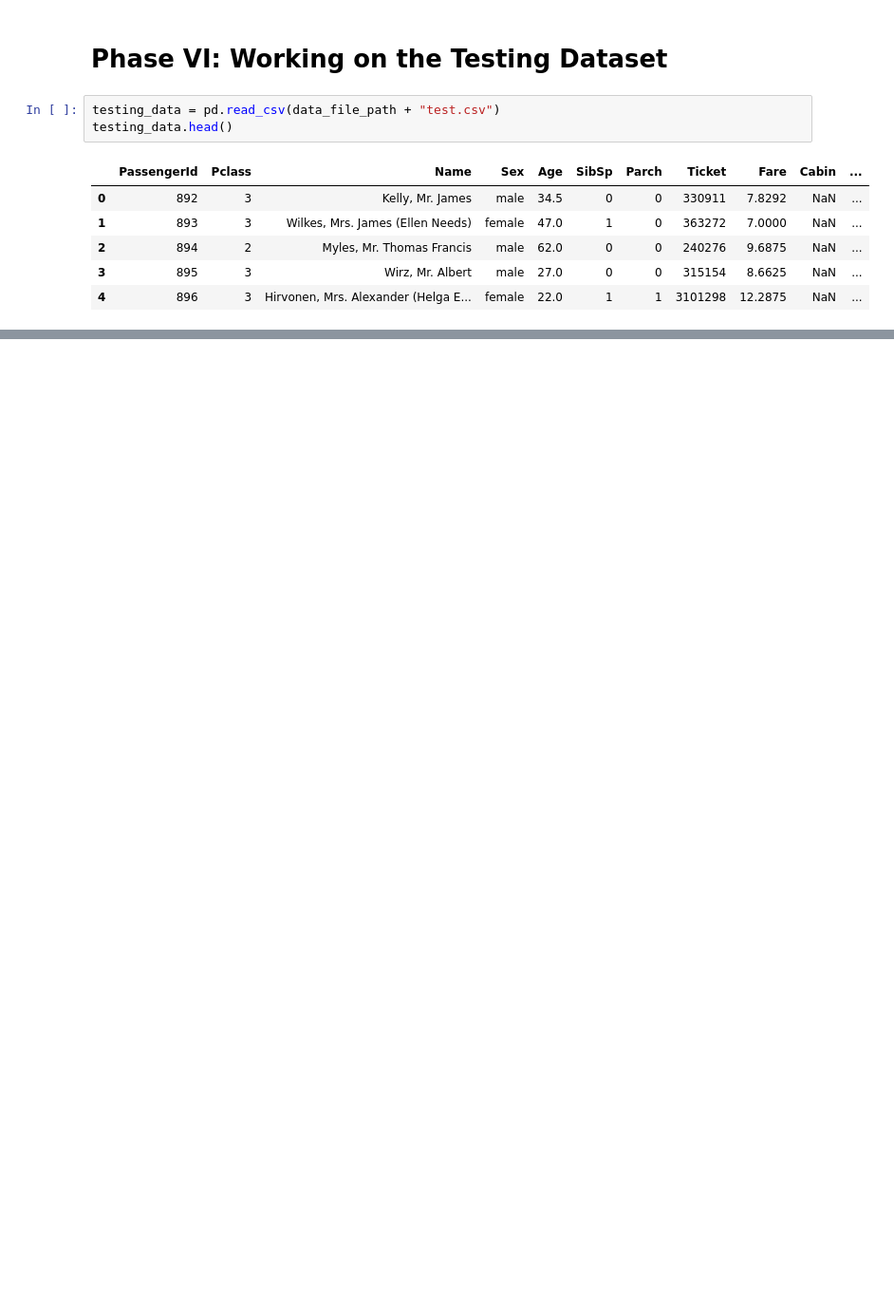
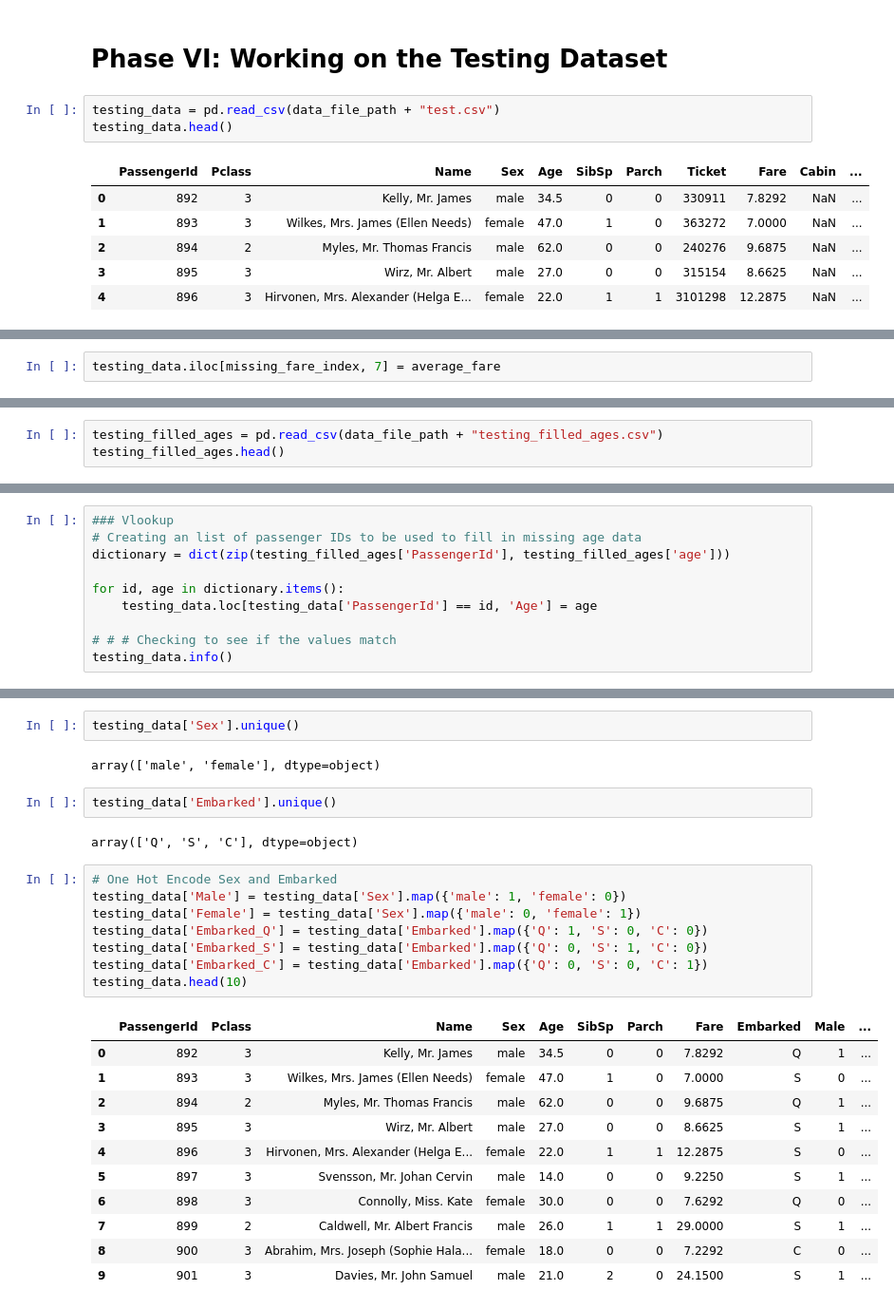
Before and after one commit to kavehzare98/TItanic-Kaggle-Competition, a Jupyter notebook: FINAL_notebook.ipynb, the cells around one changed output, grey strips where cells are left out. Shown: that part at 95% size. Drawn from its saved outputs; the diff is of its cells as text; blank space fills up the shorter version.

```diff
--- a/FINAL_notebook.ipynb
+++ b/FINAL_notebook.ipynb
@@ -545,0 +567,2 @@ memory usage: 36.1+ KB
+# %%
+testing_data.iloc[missing_fare_index, 7] = average_fare
@@ -545,0 +618,3 @@ memory usage: 36.1+ KB
+# %%
+testing_filled_ages = pd.read_csv(data_file_path + "testing_filled_ages.csv")
+testing_filled_ages.head()
@@ -545,0 +628,10 @@ memory usage: 36.1+ KB
+# %%
+### Vlookup
+# Creating an list of passenger IDs to be used to fill in missing age data
+dictionary = dict(zip(testing_filled_ages['PassengerId'], testing_filled_ages['age']))
+
+for id, age in dictionary.items():
+    testing_data.loc[testing_data['PassengerId'] == id, 'Age'] = age
+
+# # # Checking to see if the values match
+testing_data.info()
@@ -545,0 +655,28 @@ memory usage: 36.1+ KB
+# %%
+testing_data['Sex'].unique()
+# %% [output]
+array(['male', 'female'], dtype=object)
+# %%
+testing_data['Embarked'].unique()
+# %% [output]
+array(['Q', 'S', 'C'], dtype=object)
+# %%
+# One Hot Encode Sex and Embarked
+testing_data['Male'] = testing_data['Sex'].map({'male': 1, 'female': 0})
+testing_data['Female'] = testing_data['Sex'].map({'male': 0, 'female': 1})
+testing_data['Embarked_Q'] = testing_data['Embarked'].map({'Q': 1, 'S': 0, 'C': 0})
+testing_data['Embarked_S'] = testing_data['Embarked'].map({'Q': 0, 'S': 1, 'C': 0})
+testing_data['Embarked_C'] = testing_data['Embarked'].map({'Q': 0, 'S': 0, 'C': 1})
+testing_data.head(10)
+# %% [output]
+|  | PassengerId | Pclass | Name | Sex | Age | SibSp | Parch | Fare | Embarked | Male | ... |
+| 0 | 892 | 3 | Kelly, Mr. James | male | 34.5 | 0 | 0 | 7.8292 | Q | 1 | ... |
+| 1 | 893 | 3 | Wilkes, Mrs. James (Ellen Needs) | female | 47.0 | 1 | 0 | 7.0000 | S | 0 | ... |
+| 2 | 894 | 2 | Myles, Mr. Thomas Francis | male | 62.0 | 0 | 0 | 9.6875 | Q | 1 | ... |
+| 3 | 895 | 3 | Wirz, Mr. Albert | male | 27.0 | 0 | 0 | 8.6625 | S | 1 | ... |
+| 4 | 896 | 3 | Hirvonen, Mrs. Alexander (Helga E... | female | 22.0 | 1 | 1 | 12.2875 | S | 0 | ... |
+| 5 | 897 | 3 | Svensson, Mr. Johan Cervin | male | 14.0 | 0 | 0 | 9.2250 | S | 1 | ... |
+| 6 | 898 | 3 | Connolly, Miss. Kate | female | 30.0 | 0 | 0 | 7.6292 | Q | 0 | ... |
+| 7 | 899 | 2 | Caldwell, Mr. Albert Francis | male | 26.0 | 1 | 1 | 29.0000 | S | 1 | ... |
+| 8 | 900 | 3 | Abrahim, Mrs. Joseph (Sophie Hala... | female | 18.0 | 0 | 0 | 7.2292 | C | 0 | ... |
+| 9 | 901 | 3 | Davies, Mr. John Samuel | male | 21.0 | 2 | 0 | 24.1500 | S | 1 | ... |
```
Also changed, not shown: parts of 26 cells of this notebook, 6 other files.
